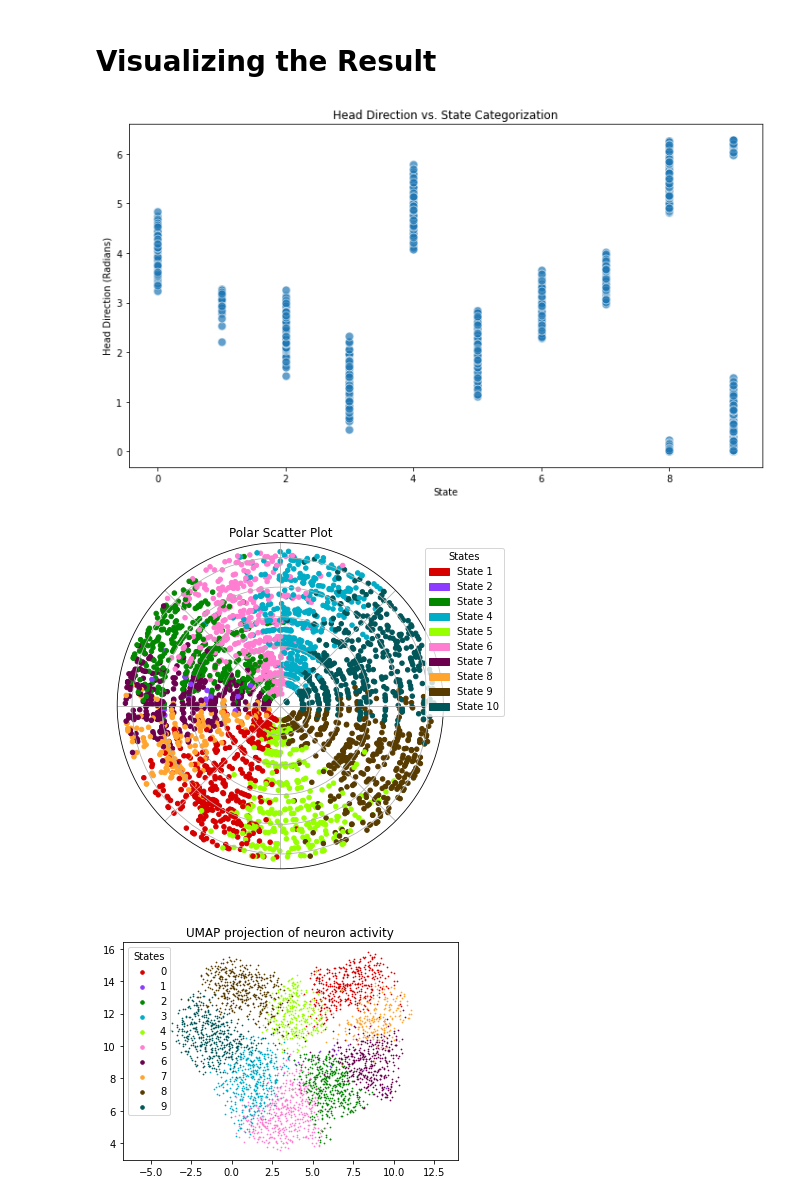
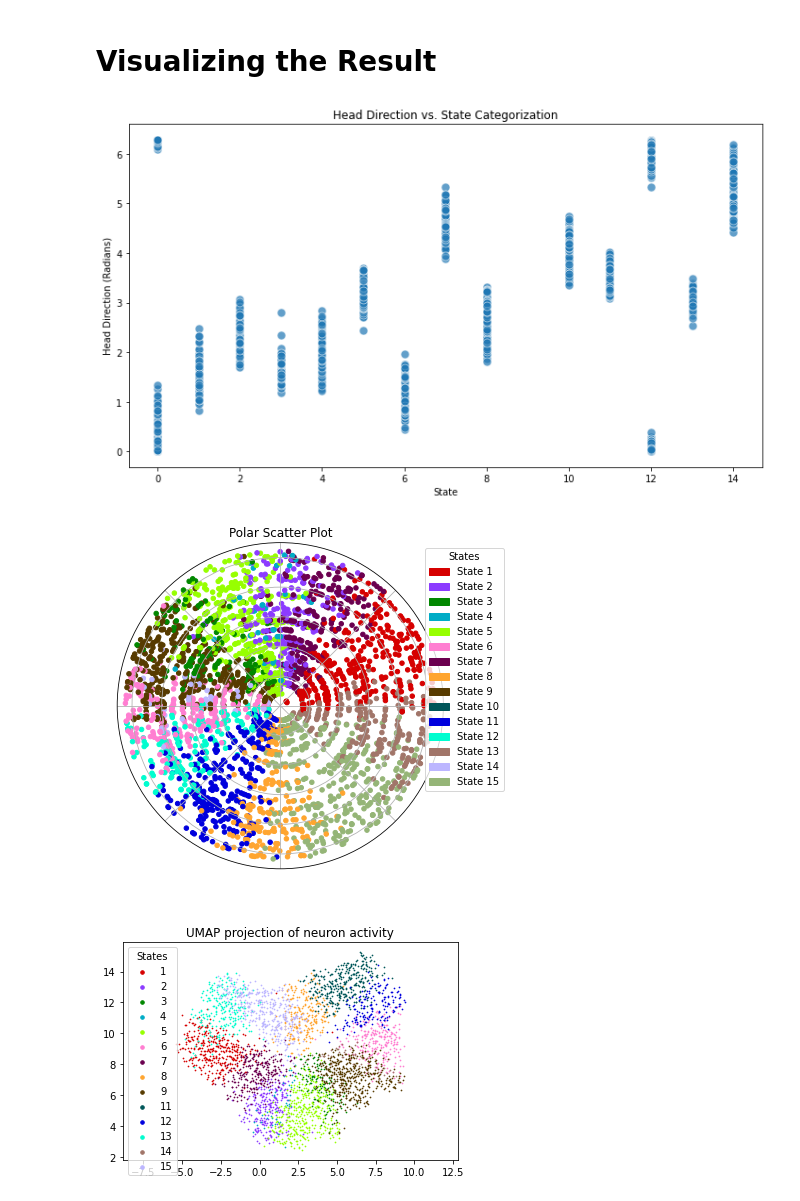
Before and after one commit to Zoroa1885/Hidden_Markov_Poisson_Torch_Model, a Jupyter notebook: analysis.ipynb, the cells around one changed output. Drawn from its saved outputs; the diff is of its cells as text; code cells hidden in the pictures.

```diff
--- a/analysis.ipynb
+++ b/analysis.ipynb
@@ -149,7 +169,7 @@ Error:
 # %% [markdown]
 ## Sklearn model
 # %%
-n_states = 10
+n_states = 15
 X = X_pd
 n_retraining = 5
 
@@ -258,38 +295,38 @@ Name: count, dtype: int64
 # %%
 scatterplot_with_color(y, states_head)
 # %% [output]
-[figure, old version]
+[figure, new version]
 # %%
 plot_polar_scatter(y, states_head)
 # %% [output]
-[figure, old version]
+[figure, new version]
 # %%
 # Assuming `embedding`, `states_head`, and `df` are defined appropriately
 
 states_head_pure = states_head[~np.isnan(df["headAngel"])]
 unique_states = np.unique(states_head_pure)
 custom_palette = sns.color_palette(cc.glasbey, len(unique_states))
 
 # Create a scatter plot with labels
 scatter_handles = []
 for i, state in enumerate(unique_states):
     indices = np.where(states_head_pure == state)[0]
     scatter = plt.scatter(
         embedding[indices, 0],
         embedding[indices, 1],
         c=[custom_palette[i]],
         s=0.5,
         marker = "o",
-        label=state)
+        label=state+1)
     scatter_handles.append(scatter)
 
 plt.gca().set_aspect('equal', 'datalim')
 plt.title('UMAP projection of neuron activity')
 
 # Create a legend based on the scatter plot handles
 plt.legend(handles=scatter_handles, title='States', markerscale = 5)
 
 # Show the plot
 plt.show()
 # %% [output]
-[figure, old version]
+[figure, new version]
```
Also changed, not shown: parts of 9 cells of this notebook, 1 other file.
